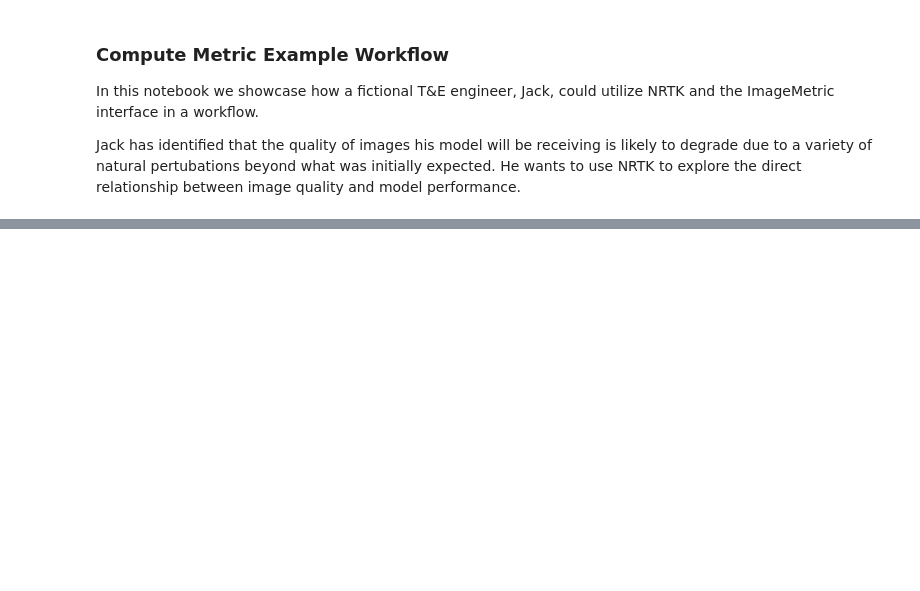
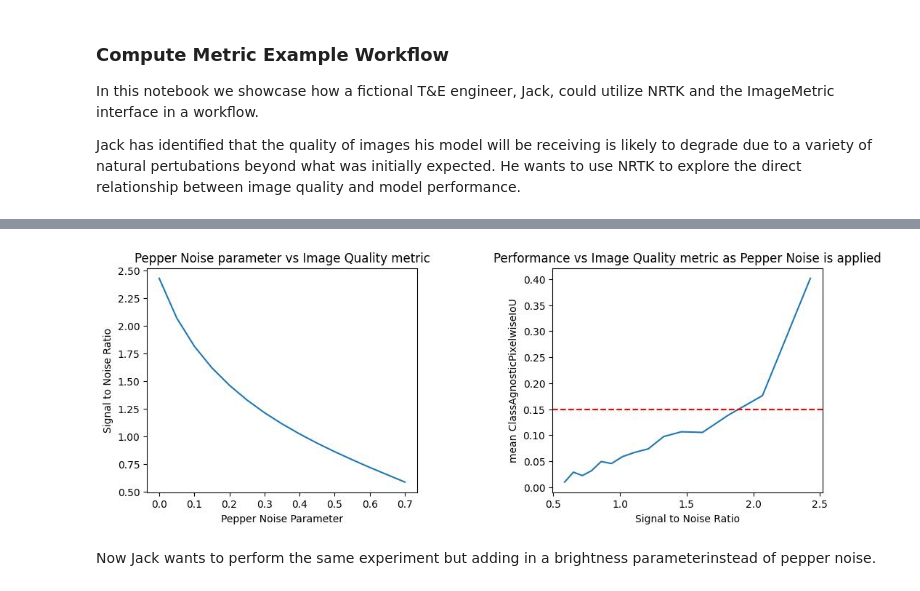
Before and after one commit to Kitware/nrtk-jatic, a Jupyter notebook: examples/compute_image_metric.ipynb, the cells around one changed output, grey strips where cells are left out. Cells and saved outputs as stored; diff of their text form; code cells hidden in the pictures; blank space fills up the shorter version.

Commit message:
second draft of image metric notebook

```diff
--- a/examples/compute_image_metric.ipynb
+++ b/examples/compute_image_metric.ipynb
@@ -195,13 +270,8 @@ After setting up NRTK generators for each perturber he will run the generators t
 # %%
-import torch  # type: ignore
-import random
+pepper_noise_img_quality_metrics = []
+pepper_noise_performance = []
+basic_dataset.set_reshape(False)
 
-random.seed(42)
-np.random.seed(42)
-torch.manual_seed(42)
-
-img_quality_metrics = []
-performance = []
 for amount in [i*0.05 for i in range(15)]:
     perturber = PepperNoisePerturber(amount=amount)
     augmentation = JATICDetectionAugmentation(perturber)
@@ -210,17 +280,10 @@ for amount in [i*0.05 for i in range(15)]:
                           dataset=basic_dataset,
                           augmentation=augmentation
                           )
-    performance.append(results['map'])
+    pepper_noise_performance.append(results['map'])
     avg_quality = 0
     for batch in basic_dataset:
-        aug_img, _, _ = augmentation([[component] for component in batch] )
+        aug_img, _, _ = augmentation([[component] for component in batch])
         aug_img = np.transpose(aug_img[0], (1,2,0))
         avg_quality += img_quality_metric.compute(aug_img)
-    img_quality_metrics.append(avg_quality/len(basic_dataset))
-
-
-plt.cla()
-plt.plot(img_quality_metrics, performance)
-plt.title('Performance vs Image Quality metric as Gaussian Blur is applied')
-plt.xlabel('Signal to Noise Ratio')
-plt.ylabel('mean ClassAgnosticPixelwiseIoU')
+    pepper_noise_img_quality_metrics.append(avg_quality/len(basic_dataset))
@@ -228,0 +292,19 @@ KeyboardInterrupt:
+# %%
+fig, (ax1, ax2) = plt.subplots(1, 2, figsize=(12, 4))  # 1 row, 2 columns
+
+ax1.plot([i*0.05 for i in range(15)], pepper_noise_img_quality_metrics)
+ax1.set_title('Pepper Noise parameter vs Image Quality metric')
+ax1.set_xlabel('Pepper Noise Parameter')
+ax1.set_ylabel('Signal to Noise Ratio')
+
+ax2.plot(pepper_noise_img_quality_metrics, pepper_noise_performance)
+ax2.axhline(y=0.15, color='red', linestyle='--')
+ax2.set_title('Performance vs Image Quality metric as Pepper Noise is applied')
+ax2.set_xlabel('Signal to Noise Ratio')
+ax2.set_ylabel('mean ClassAgnosticPixelwiseIoU')
+
+plt.subplots_adjust(wspace=0.5)  # Increase wspace to add more horizontal space
+# %% [output]
+[figure, added]
+# %% [markdown]
+Now Jack wants to perform the same experiment but adding in a brightness parameterinstead of pepper noise.
```
Also changed, not shown: parts of 26 cells of this notebook, 4 other files.
